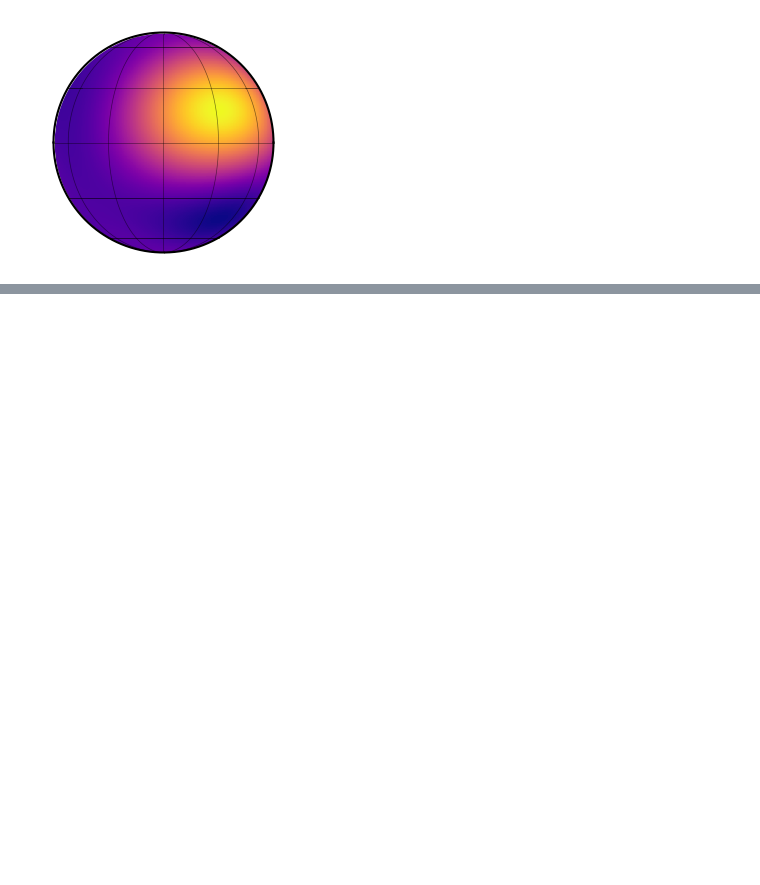
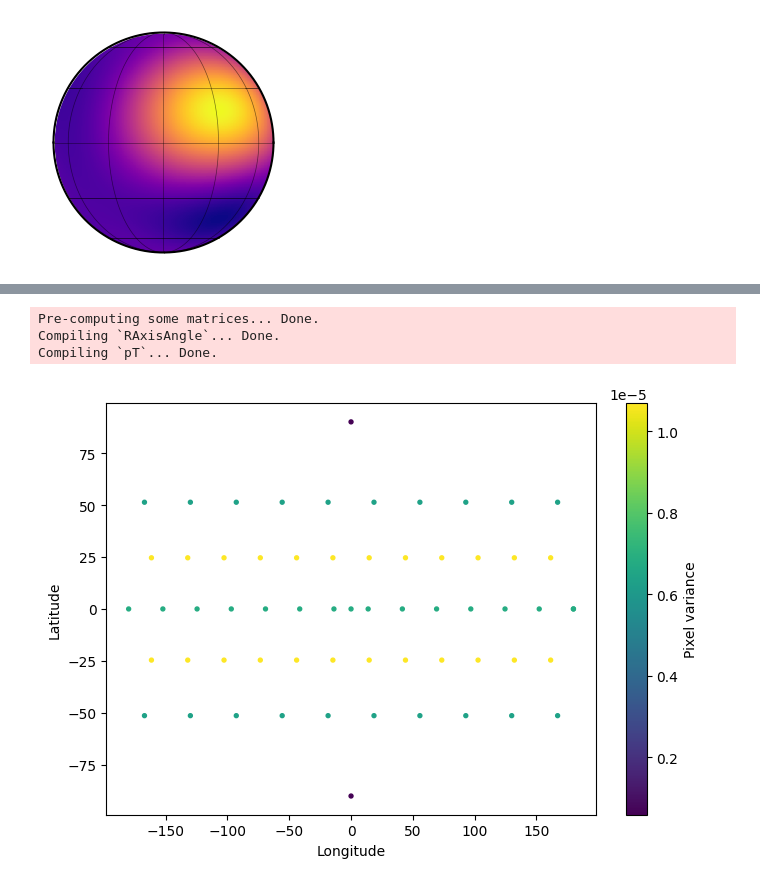
Before and after one commit to farr/StarryStarryProcessJaxoplanet, a Jupyter notebook: StarryProcessIntegrals.ipynb, the cells around one changed output, grey strips where cells are left out. Saved outputs shown, nothing was run; the diff lists cells and outputs as text; code cells hidden in the pictures; blank space fills up the shorter version.

```diff
--- a/StarryProcessIntegrals.ipynb
+++ b/StarryProcessIntegrals.ipynb
@@ -286,0 +366,29 @@ map.show()
+# %%
+m = starry.Map(ydeg=lmax)
+
+lat, lon, Y2P, P2Y, Dx, Dy = m.get_pixel_transforms(
+    oversample=2,
+    lam=1e-6,
+    eps=1e-6
+)
+
+Y2P = np.asarray(Y2P)
+
+pix_mean = Y2P @ elambda
+
+Epix = Y2P @ Elambda @ Y2P.T
+
+pix_var = np.diag(Epix) - pix_mean**2
+
+plt.figure(figsize=(7, 5))
+plt.scatter(lon, lat, c=pix_var, s=8)
+plt.colorbar(label="Pixel variance")
+plt.xlabel("Longitude")
+plt.ylabel("Latitude")
+plt.tight_layout()
+plt.show()
+# %% [output]
+Pre-computing some matrices... Done.
+Compiling `RAxisAngle`... Done.
+Compiling `pT`... Done.
+[figure, added]
```
Also changed, not shown: parts of 30 cells of this notebook, 2 other files.
